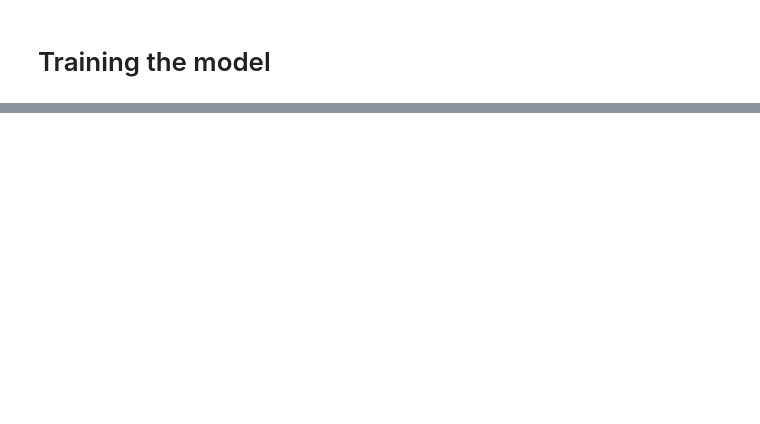
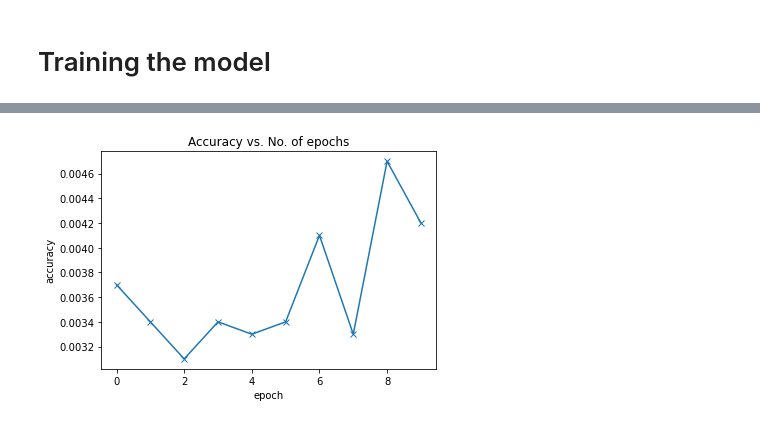
Before and after one commit to YorkNishi999/cs760pj, a Jupyter notebook: DeViSE_img_CNN.ipynb, the cells around one changed output, grey strips where cells are left out. Cells and saved outputs as stored; diff of their text form; code cells hidden in the pictures; blank space fills up the shorter version.

```diff
--- a/DeViSE_img_CNN.ipynb
+++ b/DeViSE_img_CNN.ipynb
@@ -145,8 +169,24 @@ import torch.nn as nn
 import torch.nn.functional as F
 # %%
 simple_model = nn.Sequential(
-    nn.Conv2d(3, 8, kernel_size=3, stride=1, padding=1),
-    nn.MaxPool2d(2, 2)
+    nn.Conv2d(3, 64, kernel_size=3, stride=1, padding=1),
+    nn.Conv2d(64, 64, kernel_size=3, stride=1, padding=1),
+    nn.MaxPool2d(2, 2), # output: 64 x 32 x 32
+
+#     nn.Conv2d(64, 128, kernel_size=3, stride=1, padding=1),
+#     nn.Conv2d(128, 128, kernel_size=3, stride=1, padding=1),
+#     nn.MaxPool2d(2, 2), # output: 128 x 16 x 16
+
+#     nn.Conv2d(128, 256, kernel_size=3, stride=1, padding=1),
+#     nn.Conv2d(256, 256, kernel_size=3, stride=1, padding=1),
+#     nn.MaxPool2d(2, 2), # output: 256 x 8 x 8
+
+#     nn.Flatten(), # 16 x 16384
+#     nn.Linear(16384, 1024),
+#     nn.Linear(1024, 512),
+#     nn.Linear(512, 10),
+
+
 )
 # %%
 for images, labels in train_dl:
@@ -281,7 +341,7 @@ class DeviceDataLoader():
         """Number of batches"""
         return len(self.dl)
 # %%
-# device = get_default_device()
-device = torch.device('cpu')
+device = get_default_device()
+# device = torch.device('cpu')
 device
 # %% [output]
@@ -326,0 +387,6 @@ IndexError: Target 81 is out of bounds.
+# %%
+num_epochs = 10
+opt_func = torch.optim.Adam
+lr = 0.001
+# %%
+history = fit(num_epochs, lr, model, train_dl, val_dl, opt_func)
@@ -326,0 +404,12 @@ IndexError: Target 81 is out of bounds.
+# %%
+def plot_accuracies(history):
+    accuracies = [x['val_acc'] for x in history]
+    plt.plot(accuracies, '-x')
+    plt.xlabel('epoch')
+    plt.ylabel('accuracy')
+    plt.title('Accuracy vs. No. of epochs');
+
+
+plot_accuracies(history)
+# %% [output]
+[figure, added]
```
Also changed, not shown: parts of 17 cells of this notebook, 1 other file.
